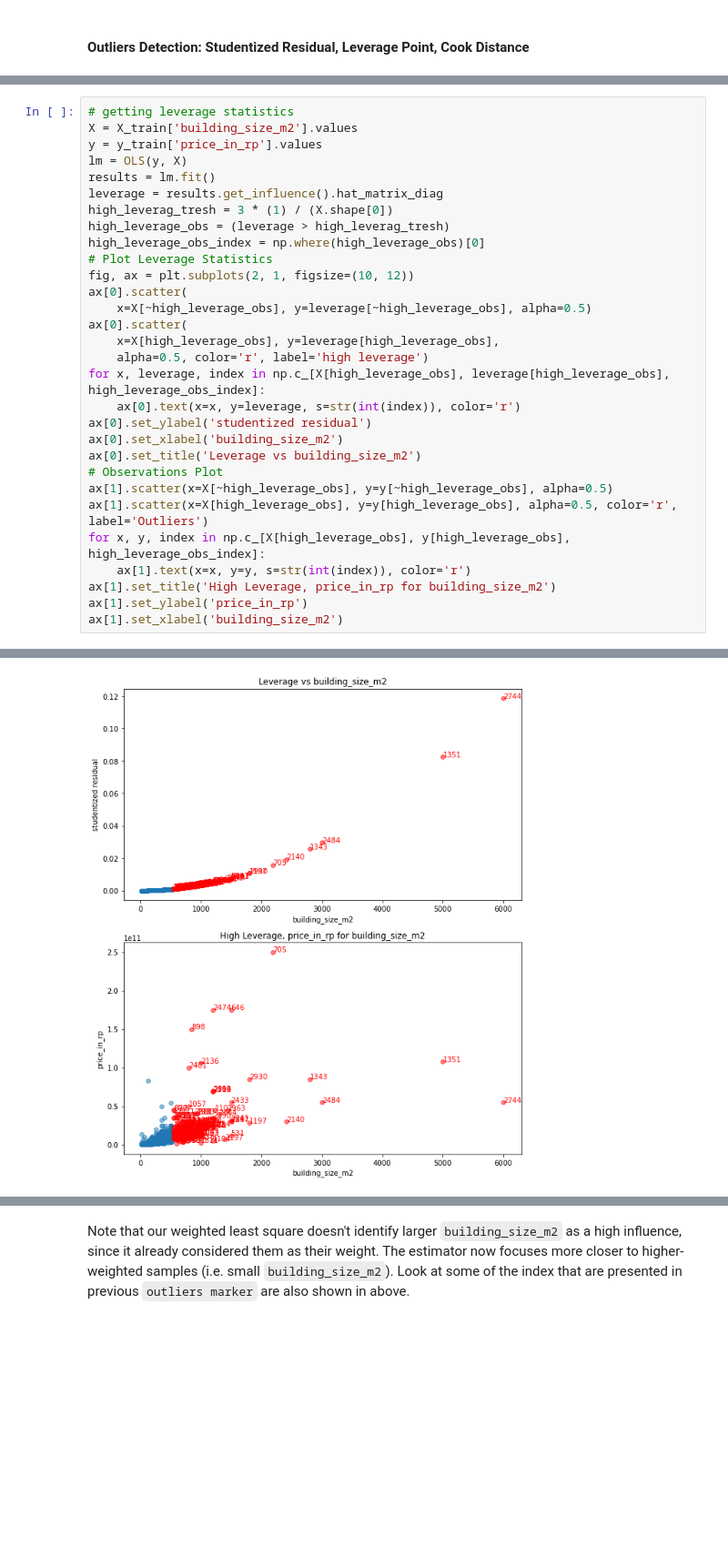
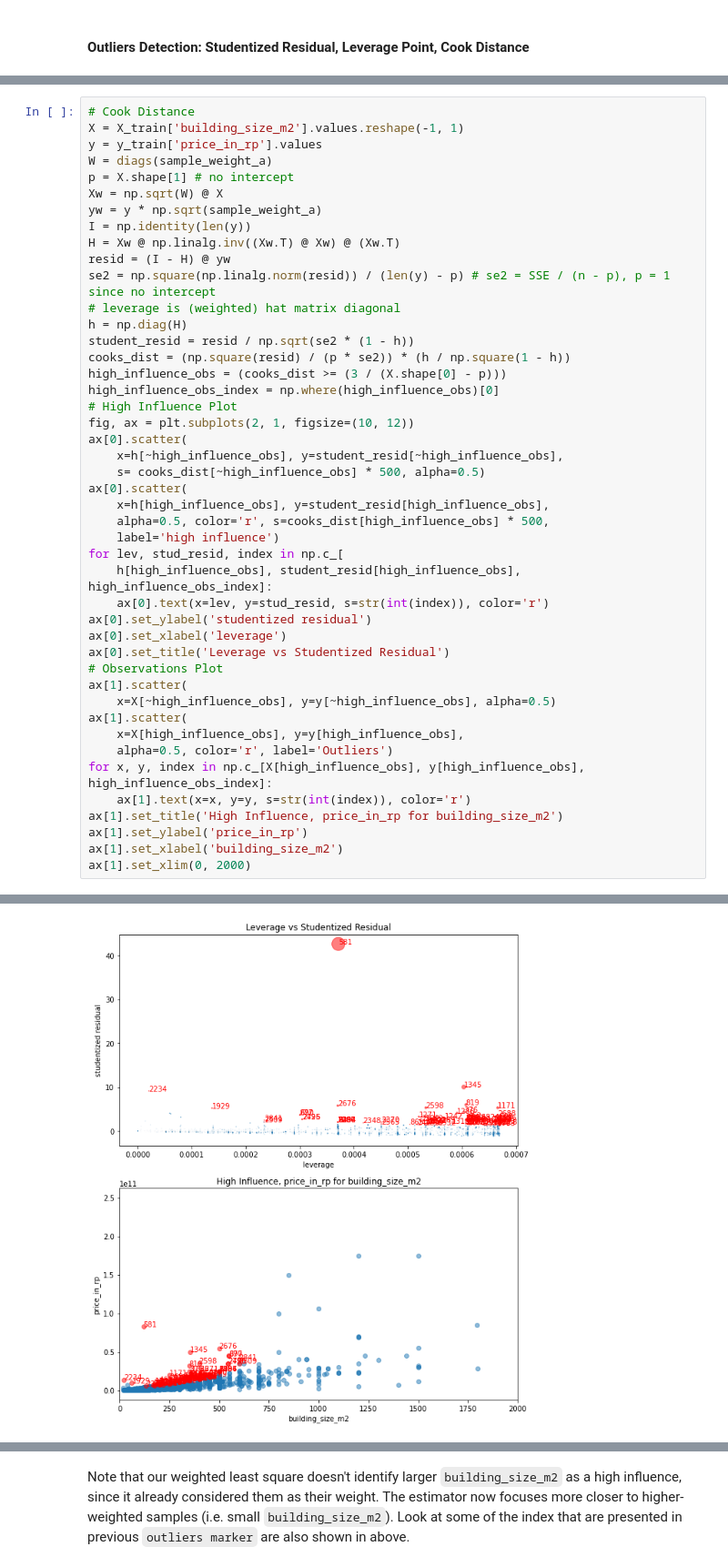
Before and after one commit to nbarizki/jabodetabekhousepricing, a Jupyter notebook: 3 - Linear Modeling of House Price.ipynb, the cells around one changed output, grey strips where cells are left out. Shown at 91% size. Drawn from its saved outputs; the diff is of its cells as text; blank space fills up the shorter version.

```diff
--- a/3 - Linear Modeling of House Price.ipynb
+++ b/3 - Linear Modeling of House Price.ipynb
@@ -306,31 +420,46 @@ Text(0.5, 0, 'building_size_m2')
 # %%
-# getting leverage statistics
-X = X_train['building_size_m2'].values
+# Cook Distance
+X = X_train['building_size_m2'].values.reshape(-1, 1)
 y = y_train['price_in_rp'].values
-lm = OLS(y, X)
-results = lm.fit()
-leverage = results.get_influence().hat_matrix_diag
-high_leverag_tresh = 3 * (1) / (X.shape[0])
-high_leverage_obs = (leverage > high_leverag_tresh)
-high_leverage_obs_index = np.where(high_leverage_obs)[0]
-# Plot Leverage Statistics
+W = diags(sample_weight_a)
+p = X.shape[1] # no intercept
+Xw = np.sqrt(W) @ X
+yw = y * np.sqrt(sample_weight_a)
+I = np.identity(len(y))
+H = Xw @ np.linalg.inv((Xw.T) @ Xw) @ (Xw.T)
+resid = (I - H) @ yw
+se2 = np.square(np.linalg.norm(resid)) / (len(y) - p) # se2 = SSE / (n - p), p = 1 since no intercept
+# leverage is (weighted) hat matrix diagonal
+h = np.diag(H)
+student_resid = resid / np.sqrt(se2 * (1 - h))
+cooks_dist = (np.square(resid) / (p * se2)) * (h / np.square(1 - h))
+high_influence_obs = (cooks_dist >= (3 / (X.shape[0] - p)))
+high_influence_obs_index = np.where(high_influence_obs)[0]
+# High Influence Plot
 fig, ax = plt.subplots(2, 1, figsize=(10, 12))
 ax[0].scatter(
-    x=X[~high_leverage_obs], y=leverage[~high_leverage_obs], alpha=0.5)
+    x=h[~high_influence_obs], y=student_resid[~high_influence_obs],
+    s= cooks_dist[~high_influence_obs] * 500, alpha=0.5)
 ax[0].scatter(
-    x=X[high_leverage_obs], y=leverage[high_leverage_obs],
-    alpha=0.5, color='r', label='high leverage')
-for x, leverage, index in np.c_[X[high_leverage_obs], leverage[high_leverage_obs], high_leverage_obs_index]:
-    ax[0].text(x=x, y=leverage, s=str(int(index)), color='r')
+    x=h[high_influence_obs], y=student_resid[high_influence_obs],
+    alpha=0.5, color='r', s=cooks_dist[high_influence_obs] * 500,
+    label='high influence')
+for lev, stud_resid, index in np.c_[
+    h[high_influence_obs], student_resid[high_influence_obs], high_influence_obs_index]:
+    ax[0].text(x=lev, y=stud_resid, s=str(int(index)), color='r')
 ax[0].set_ylabel('studentized residual')
-ax[0].set_xlabel('building_size_m2')
-ax[0].set_title('Leverage vs building_size_m2')
+ax[0].set_xlabel('leverage')
+ax[0].set_title('Leverage vs Studentized Residual')
 # Observations Plot
-ax[1].scatter(x=X[~high_leverage_obs], y=y[~high_leverage_obs], alpha=0.5)
-ax[1].scatter(x=X[high_leverage_obs], y=y[high_leverage_obs], alpha=0.5, color='r', label='Outliers')
-for x, y, index in np.c_[X[high_leverage_obs], y[high_leverage_obs], high_leverage_obs_index]:
+ax[1].scatter(
+    x=X[~high_influence_obs], y=y[~high_influence_obs], alpha=0.5)
+ax[1].scatter(
+    x=X[high_influence_obs], y=y[high_influence_obs],
+    alpha=0.5, color='r', label='Outliers')
+for x, y, index in np.c_[X[high_influence_obs], y[high_influence_obs], high_influence_obs_index]:
     ax[1].text(x=x, y=y, s=str(int(index)), color='r')
-ax[1].set_title('High Leverage, price_in_rp for building_size_m2')
+ax[1].set_title('High Influence, price_in_rp for building_size_m2')
 ax[1].set_ylabel('price_in_rp')
 ax[1].set_xlabel('building_size_m2')
+ax[1].set_xlim(0, 2000)
 # %% [output]
@@ -338 +467 @@ Text(0.5, 0, 'building_size_m2')
-[figure, old version]
+[figure, new version]
```
Also changed, not shown: parts of 68 cells of this notebook, 1 other file.
